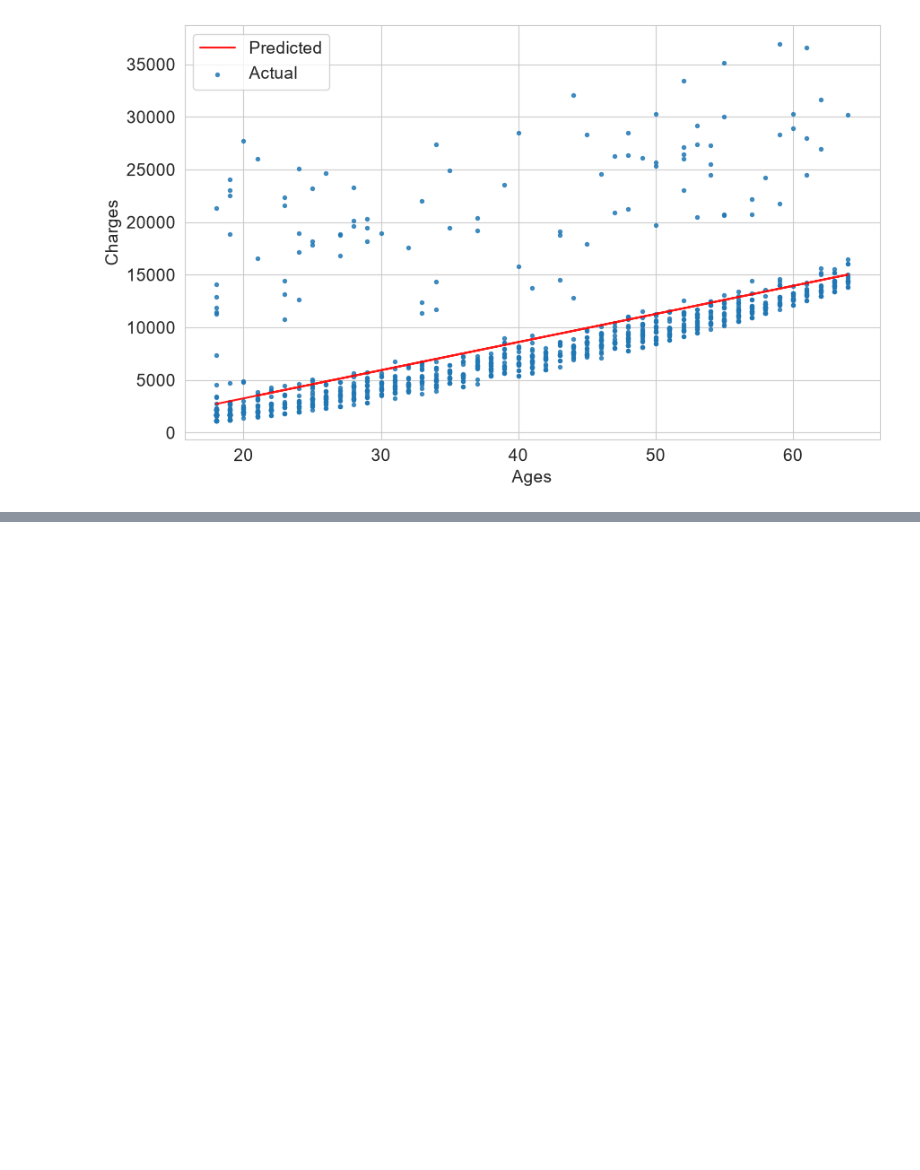
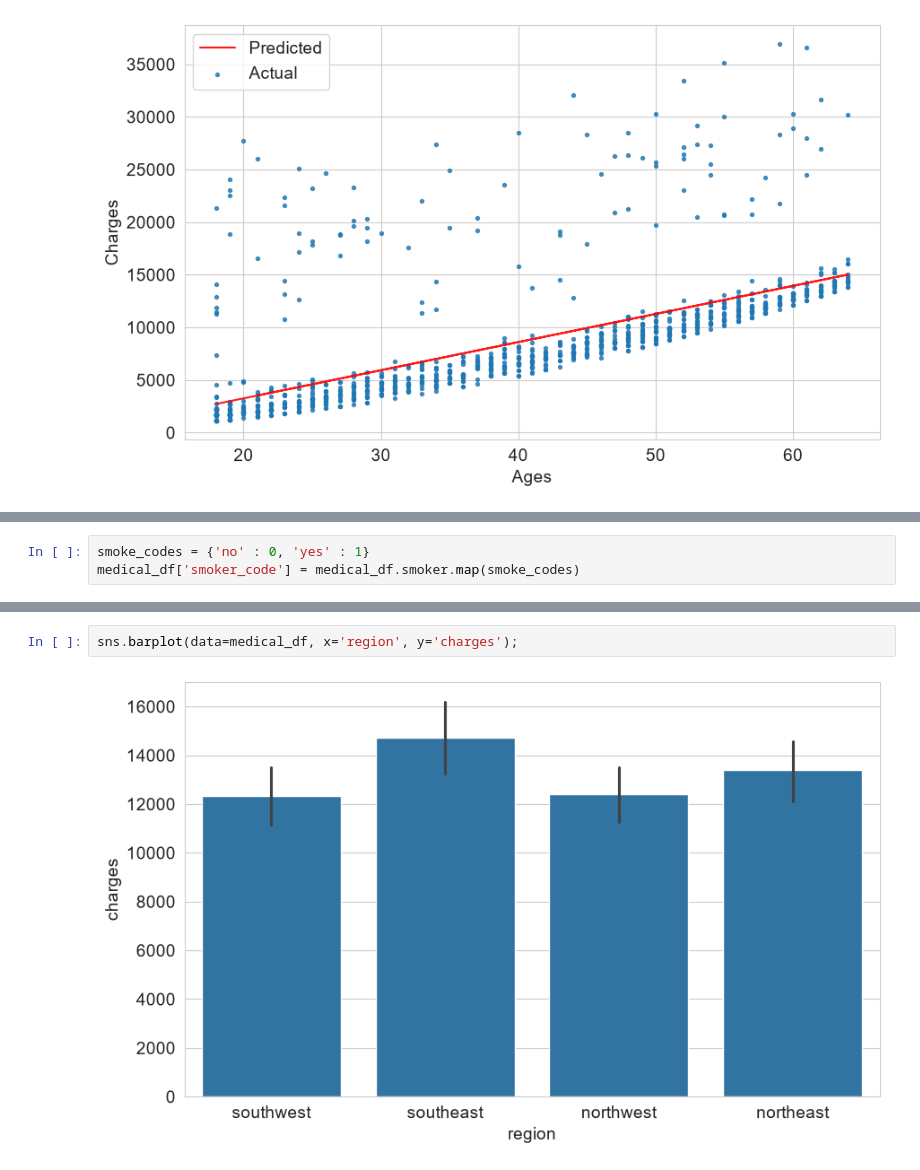
Before and after one commit to VathanaTeng/MachineLearningProjectPractice, a Jupyter notebook: Small Project/Annual_Midical_Expense.ipynb, the cells around one changed output, grey strips where cells are left out. Drawn from its saved outputs; the diff is of its cells as text; blank space fills up the shorter version.

```diff
--- a/Small Project/Annual_Midical_Expense.ipynb
+++ b/Small Project/Annual_Midical_Expense.ipynb
@@ -306,0 +406,3 @@ RMSE: 4662.51
+# %%
+smoke_codes = {'no' : 0, 'yes' : 1}
+medical_df['smoker_code'] = medical_df.smoker.map(smoke_codes)
@@ -306,0 +434,4 @@ RMSE: 4662.51
+# %%
+sns.barplot(data=medical_df, x='region', y='charges');
+# %% [output]
+[figure, added]
```
Also changed, not shown: parts of 34 cells of this notebook, 1 other file.
